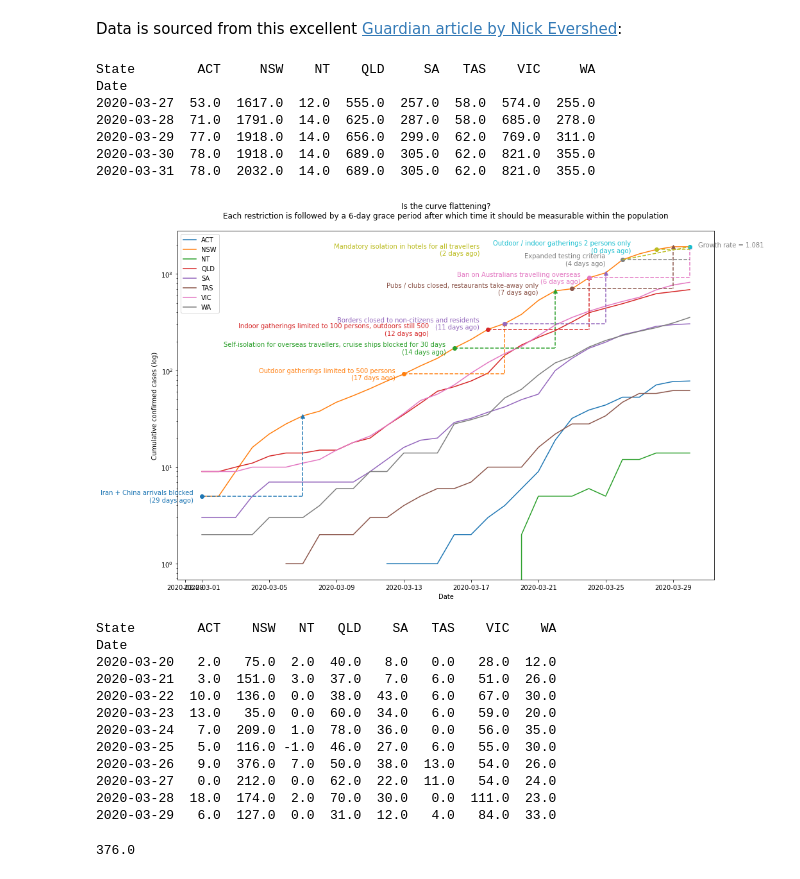
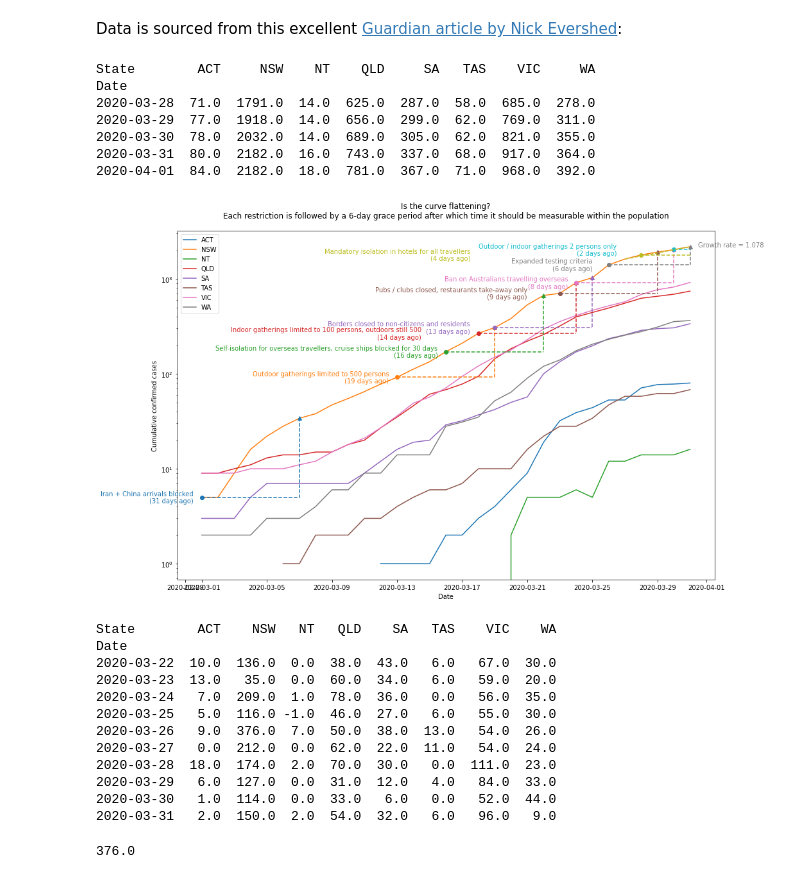
Before and after one commit to NuclearFishin/covid-19, a Jupyter notebook: COVID_19_analysis.ipynb, the cells around one changed output. Cells and saved outputs as stored; diff of their text form; code cells hidden in the pictures.

```diff
--- a/COVID_19_analysis.ipynb
+++ b/COVID_19_analysis.ipynb
@@ -38,7 +38,7 @@ base = pd.read_json('https://interactive.guim.co.uk/docsdata/1q5gdePANXci8enuiS4
 #@title Data loading / cleaning
 
 updates = base.sheets.updates
-updates_table = pd.io.json.json_normalize(updates)
+updates_table = pd.json_normalize(updates)
 
 # parse dates as datetimes
 updates_table['Date'] = pd.to_datetime(updates_table['Date'], format='%d/%m/%Y')
@@ -70,11 +70,11 @@ print(p.sort_values(by='Date')[-5:])
 # %% [output]
 State        ACT     NSW    NT    QLD     SA   TAS    VIC     WA
 Date
-2020-03-27  53.0  1617.0  12.0  555.0  257.0  58.0  574.0  255.0
 2020-03-28  71.0  1791.0  14.0  625.0  287.0  58.0  685.0  278.0
 2020-03-29  77.0  1918.0  14.0  656.0  299.0  62.0  769.0  311.0
-2020-03-30  78.0  1918.0  14.0  689.0  305.0  62.0  821.0  355.0
-2020-03-31  78.0  2032.0  14.0  689.0  305.0  62.0  821.0  355.0
+2020-03-30  78.0  2032.0  14.0  689.0  305.0  62.0  821.0  355.0
+2020-03-31  80.0  2182.0  16.0  743.0  337.0  68.0  917.0  364.0
+2020-04-01  84.0  2182.0  18.0  781.0  367.0  71.0  968.0  392.0
 # %%
 # Here are our highlighted restrictions, sourced from PMO Media Releases
 # They are my best guess at which restrictions are most significant
@@ -124,7 +124,7 @@ plt.title('Is the curve flattening?\n\
 Each restriction is followed by a {0}-day grace period after which \
 time it should be measurable within the population'.format(incubation_period), pad=20)
 plt.xlabel('Date')
-plt.ylabel('Cumulative confirmed cases (log)')
+plt.ylabel('Cumulative confirmed cases')
 
 # Plot each state's data
 for col in sample_data.columns:
@@ -154,34 +154,34 @@ for index, (date_str, action, *etc) in enumerate(highlights):
     if (days_ago >= incubation_period):
       # Grace period is over, add vertical line indicating end of the period
       plt.plot([date_end, date_end], [value_end, value_start], style_end, markevery=2, alpha=alpha)
 
     # Add the annotation, a little to the left of the start point
     offset_str = etc[0] if etc else '0 days'
     offset = pd.Timedelta(offset_str) # manual offset to minimise overlapping
     text_start = date_start + pd.Timedelta('-12 hours') + offset
     plt.text(text_start, value_start, action, horizontalalignment='right', verticalalignment='center', color=colour, alpha=alpha)
 
 # Let's add a growth rate, last 5 days
 growth_sample_days = 5
 compound = growth_sample_days - 1 # of days growth is compounded
 delay = 0 # delay in days for slow data
 range = sample_data[state_of_interest]
 range_start = range[-growth_sample_days -delay]
 range_start_date = range.index[-growth_sample_days -delay]
 range_end = range[-1 -delay]
 range_end_date = range.index[-1 -delay]
 growth = range_end / range_start
 daily_growth = growth ** (1 / compound)
 daily_growth = round(daily_growth, 3)
 
 plt.plot([range_start_date, range_end_date], [range_start, range_end], '--', markerfacecolor='gray')
 plt.text(range_end_date +  + pd.Timedelta('12 hours'), range_end, 'Growth rate = {0}'.format(daily_growth), color='gray')
 plt.legend(loc="upper left")
 plt.show()
 
 # NB: might be some warnings below, depending on how complete today's data is
 # %% [output]
-[figure, old version]
+[figure, new version]
 # %%
 # Can we calculate new cases by day? Another good rate-of-change measure
 
@@ -190,8 +190,6 @@ yesterday = sample_data.copy()
 yesterday.index = [i + pd.Timedelta('1 day') for i in yesterday.index]
 new_cases = sample_data - yesterday
 new_cases.index.name = 'Date'
-new_cases = new_cases[start_date:]
-new_cases = new_cases[:-1]
 
 if skip_today:
   new_cases = new_cases[:-1]
@@ -200,8 +198,6 @@ print(new_cases[-10:])
 # %% [output]
 State        ACT    NSW   NT   QLD    SA   TAS    VIC    WA
 Date
-2020-03-20   2.0   75.0  2.0  40.0   8.0   0.0   28.0  12.0
-2020-03-21   3.0  151.0  3.0  37.0   7.0   6.0   51.0  26.0
 2020-03-22  10.0  136.0  0.0  38.0  43.0   6.0   67.0  30.0
 2020-03-23  13.0   35.0  0.0  60.0  34.0   6.0   59.0  20.0
 2020-03-24   7.0  209.0  1.0  78.0  36.0   0.0   56.0  35.0
@@ -210,6 +206,8 @@ Date
 2020-03-27   0.0  212.0  0.0  62.0  22.0  11.0   54.0  24.0
 2020-03-28  18.0  174.0  2.0  70.0  30.0   0.0  111.0  23.0
 2020-03-29   6.0  127.0  0.0  31.0  12.0   4.0   84.0  33.0
+2020-03-30   1.0  114.0  0.0  33.0   6.0   0.0   52.0  44.0
+2020-03-31   2.0  150.0  2.0  54.0  32.0   6.0   96.0   9.0
 # %%
 # Hmm. Side note: It's worth noting that this value...
 print(new_cases['NSW']['2020-03-26'])
```
Also changed, not shown: parts of 2 cells of this notebook.
